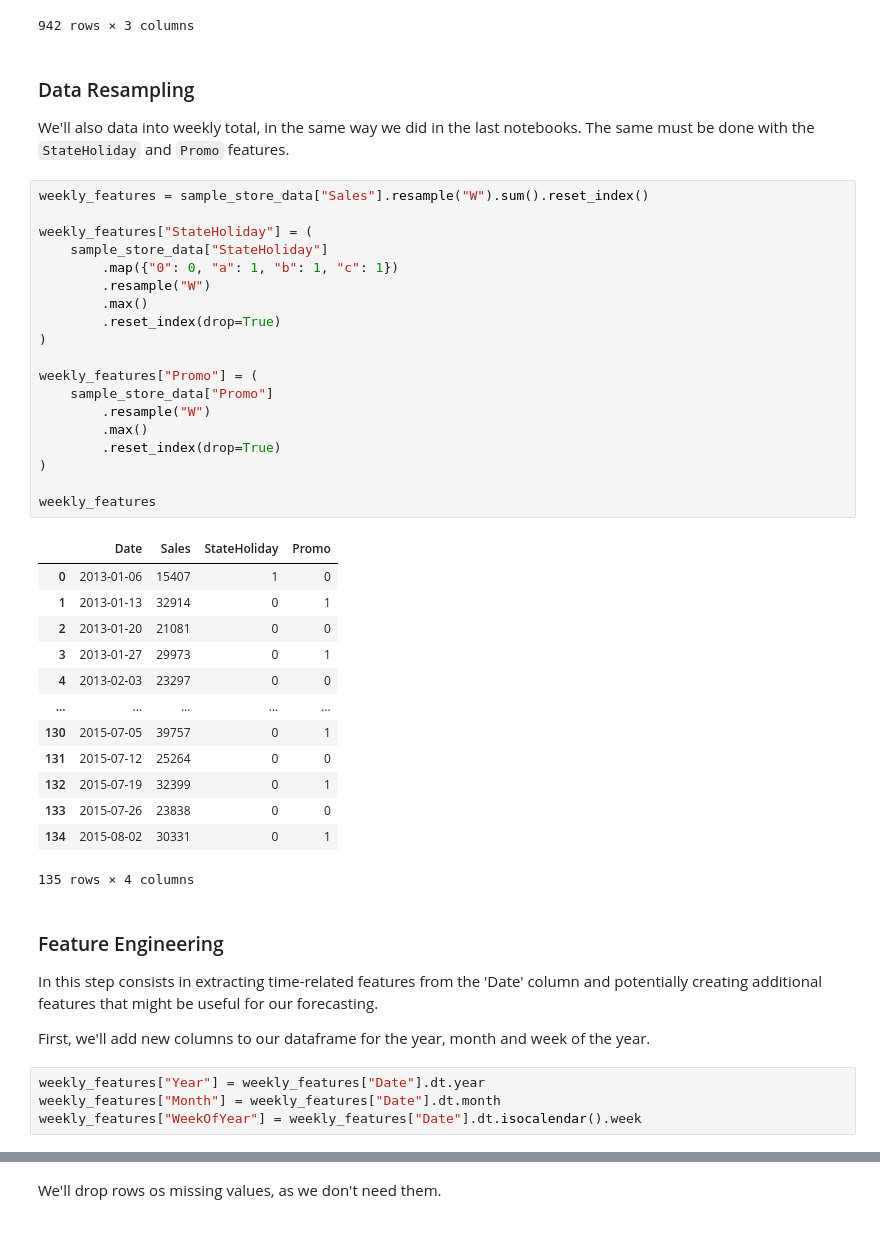
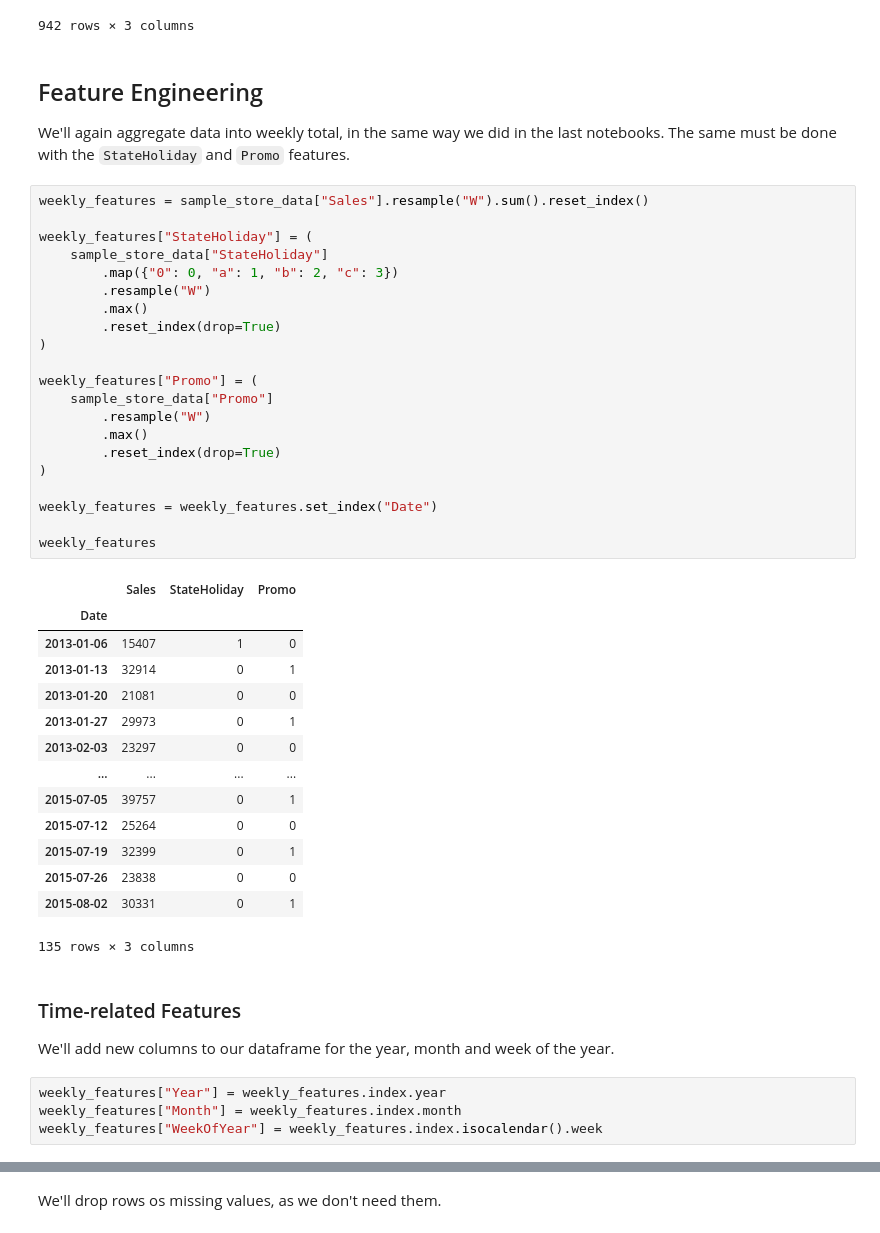
Before and after one commit to TheCamilovisk/RossmannSalesForecasting, a Jupyter notebook: XGBoost_model.ipynb, the cells around one changed output, grey strips where cells are left out. Saved outputs shown, nothing was run; the diff lists cells and outputs as text.

```diff
--- a/XGBoost_model.ipynb
+++ b/XGBoost_model.ipynb
@@ -105,49 +106,50 @@ sample_store_data
 | 2015-07-31 | 6064 | 0 | 1 |
 942 rows × 3 columns
 # %% [markdown]
-### Data Resampling
+## Feature Engineering
 
-We'll also data into weekly total, in the same way we did in the last notebooks. The same must be done with the `StateHoliday` and `Promo` features.
+We'll again aggregate data into weekly total, in the same way we did in the last notebooks. The same must be done with the `StateHoliday` and `Promo` features.
 # %%
 weekly_features = sample_store_data["Sales"].resample("W").sum().reset_index()
 
 weekly_features["StateHoliday"] = (
     sample_store_data["StateHoliday"]
-        .map({"0": 0, "a": 1, "b": 1, "c": 1})
+        .map({"0": 0, "a": 1, "b": 2, "c": 3})
         .resample("W")
         .max()
         .reset_index(drop=True)
 )
 
 weekly_features["Promo"] = (
     sample_store_data["Promo"]
         .resample("W")
         .max()
         .reset_index(drop=True)
 )
 
+weekly_features = weekly_features.set_index("Date")
+
 weekly_features
 # %% [output]
-|  | Date | Sales | StateHoliday | Promo |
-| 0 | 2013-01-06 | 15407 | 1 | 0 |
-| 1 | 2013-01-13 | 32914 | 0 | 1 |
-| 2 | 2013-01-20 | 21081 | 0 | 0 |
-| 3 | 2013-01-27 | 29973 | 0 | 1 |
-| 4 | 2013-02-03 | 23297 | 0 | 0 |
-| ... | ... | ... | ... | ... |
-| 130 | 2015-07-05 | 39757 | 0 | 1 |
-| 131 | 2015-07-12 | 25264 | 0 | 0 |
-| 132 | 2015-07-19 | 32399 | 0 | 1 |
-| 133 | 2015-07-26 | 23838 | 0 | 0 |
-| 134 | 2015-08-02 | 30331 | 0 | 1 |
+|  | Sales | StateHoliday | Promo |
+| Date |  |  |  |
+| 2013-01-06 | 15407 | 1 | 0 |
+| 2013-01-13 | 32914 | 0 | 1 |
+| 2013-01-20 | 21081 | 0 | 0 |
+| 2013-01-27 | 29973 | 0 | 1 |
+| 2013-02-03 | 23297 | 0 | 0 |
+| ... | ... | ... | ... |
+| 2015-07-05 | 39757 | 0 | 1 |
+| 2015-07-12 | 25264 | 0 | 0 |
+| 2015-07-19 | 32399 | 0 | 1 |
+| 2015-07-26 | 23838 | 0 | 0 |
+| 2015-08-02 | 30331 | 0 | 1 |
-135 rows × 4 columns
+135 rows × 3 columns
 # %% [markdown]
-### Feature Engineering
+### Time-related Features
 
-In this step consists in extracting time-related features from the 'Date' column and potentially creating additional features that might be useful for our forecasting.
-
-First, we'll add new columns to our dataframe for the year, month and week of the year.
+We'll add new columns to our dataframe for the year, month and week of the year.
 # %%
-weekly_features["Year"] = weekly_features["Date"].dt.year
-weekly_features["Month"] = weekly_features["Date"].dt.month
-weekly_features["WeekOfYear"] = weekly_features["Date"].dt.isocalendar().week
+weekly_features["Year"] = weekly_features.index.year
+weekly_features["Month"] = weekly_features.index.month
+weekly_features["WeekOfYear"] = weekly_features.index.isocalendar().week
```
Also changed, not shown: parts of 18 cells of this notebook.
